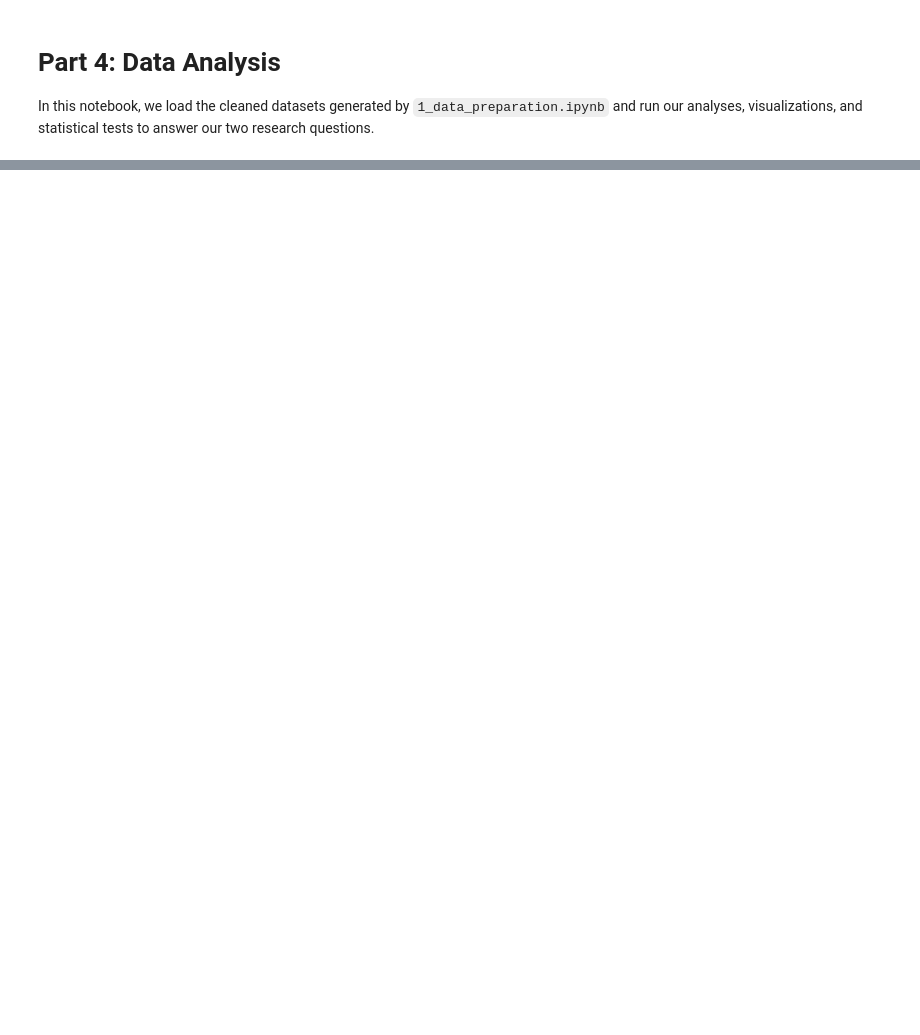
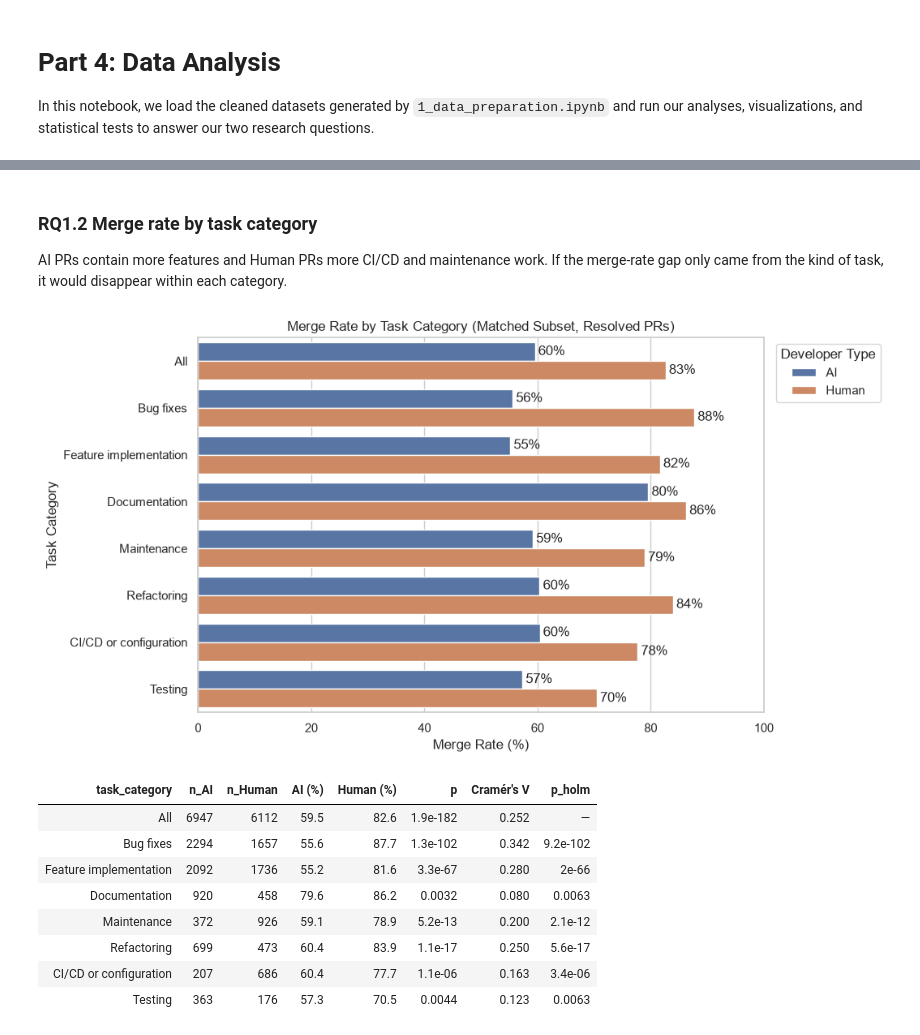
Before and after one commit to Tristanlach/LOG6307E-Replication-Project-MSR, a Jupyter notebook: notebooks/2_data_analysis.ipynb, the cells around one changed output, grey strips where cells are left out. Cells and saved outputs as stored; diff of their text form; code cells hidden in the pictures; blank space fills up the shorter version.

Commit message:
feat: part 4 version 2 done

```diff
--- a/notebooks/2_data_analysis.ipynb
+++ b/notebooks/2_data_analysis.ipynb
@@ -53,0 +164,52 @@ Let's compare the size of the changes (Code Churn).
+# %% [markdown]
+### RQ1.2 Merge rate by task category
+
+AI PRs contain more features and Human PRs more CI/CD and maintenance work. If the merge-rate gap only came from the kind of task, it would disappear within each category.
+# %%
+category_order = ['All'] + list(rq1_matched['task_category'].value_counts().index)
+category_rates = pd.concat([
+    rq1_matched.assign(task_category='All'),
+    rq1_matched,
+]).groupby(['task_category', 'group'])['is_merged'].mean().mul(100).reset_index()
+
+plt.figure(figsize=(9, 6))
+ax = sns.barplot(data=category_rates, y='task_category', x='is_merged', hue='group',
+                 order=category_order, hue_order=GROUP_ORDER, palette=GROUP_PALETTE)
+plt.title('Merge Rate by Task Category (Matched Subset, Resolved PRs)')
+plt.xlabel('Merge Rate (%)')
+plt.ylabel('Task Category')
+plt.xlim(0, 100)
+for container in ax.containers:
+    ax.bar_label(container, fmt='%.0f%%', padding=3)
+plt.legend(title='Developer Type', bbox_to_anchor=(1.01, 1), loc='upper left')
+
+plt.savefig('../figures/rq1_merge_rate_by_category.png', bbox_inches='tight')
+plt.show()
+
+# Chi-square test within each category (Holm correction over the 7 categories;
+# the "All" row is the overall test from RQ1.1, so it is not part of this correction)
+rows = []
+for category in category_order:
+    subset = rq1_matched if category == 'All' else rq1_matched[rq1_matched['task_category'] == category]
+    p, v = chi_square(subset, 'is_merged')
+    rates = subset.groupby('group')['is_merged'].mean().reindex(GROUP_ORDER) * 100
+    counts = subset['group'].value_counts().reindex(GROUP_ORDER)
+    rows.append([category, counts['AI'], counts['Human'], rates['AI'], rates['Human'], p, v])
+
+category_tests = pd.DataFrame(rows, columns=['task_category', 'n_AI', 'n_Human', 'AI (%)', 'Human (%)', 'p', "Cramér's V"])
+is_category = category_tests['task_category'] != 'All'
+category_tests.loc[is_category, 'p_holm'] = multipletests(category_tests.loc[is_category, 'p'], method='holm')[1]
+category_tests.style.format({
+    'AI (%)': '{:.1f}', 'Human (%)': '{:.1f}', 'p': '{:.2g}', 'p_holm': '{:.2g}', "Cramér's V": '{:.3f}',
+}, na_rep='—').hide(axis='index')
+# %% [output]
+[figure, added]
+| task_category | n_AI | n_Human | AI (%) | Human (%) | p | Cramér's V | p_holm |
+| All | 6947 | 6112 | 59.5 | 82.6 | 1.9e-182 | 0.252 | — |
+| Bug fixes | 2294 | 1657 | 55.6 | 87.7 | 1.3e-102 | 0.342 | 9.2e-102 |
+| Feature implementation | 2092 | 1736 | 55.2 | 81.6 | 3.3e-67 | 0.280 | 2e-66 |
+| Documentation | 920 | 458 | 79.6 | 86.2 | 0.0032 | 0.080 | 0.0063 |
+| Maintenance | 372 | 926 | 59.1 | 78.9 | 5.2e-13 | 0.200 | 2.1e-12 |
+| Refactoring | 699 | 473 | 60.4 | 83.9 | 1.1e-17 | 0.250 | 5.6e-17 |
+| CI/CD or configuration | 207 | 686 | 60.4 | 77.7 | 1.1e-06 | 0.163 | 3.4e-06 |
+| Testing | 363 | 176 | 57.3 | 70.5 | 0.0044 | 0.123 | 0.0063 |
```
Also changed, not shown: parts of 20 cells of this notebook, 8 other files.
